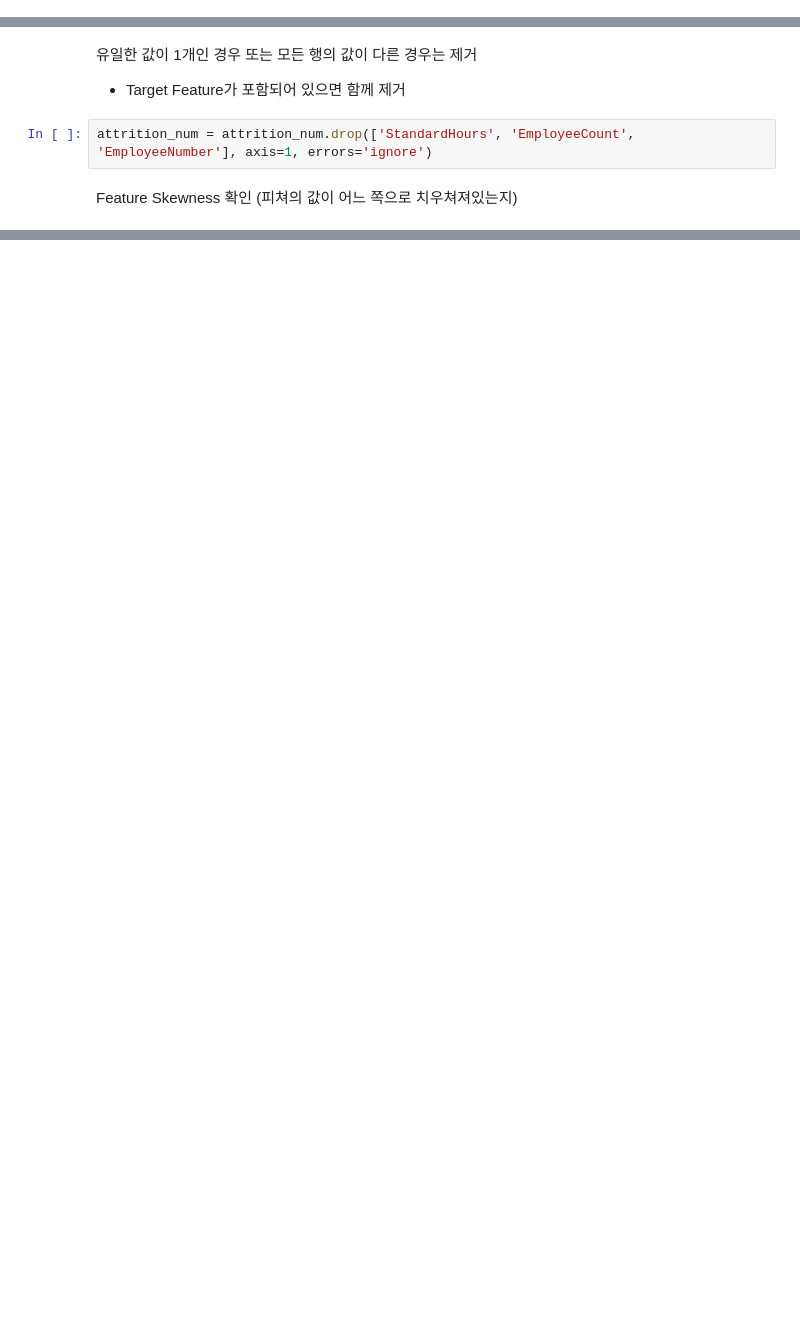
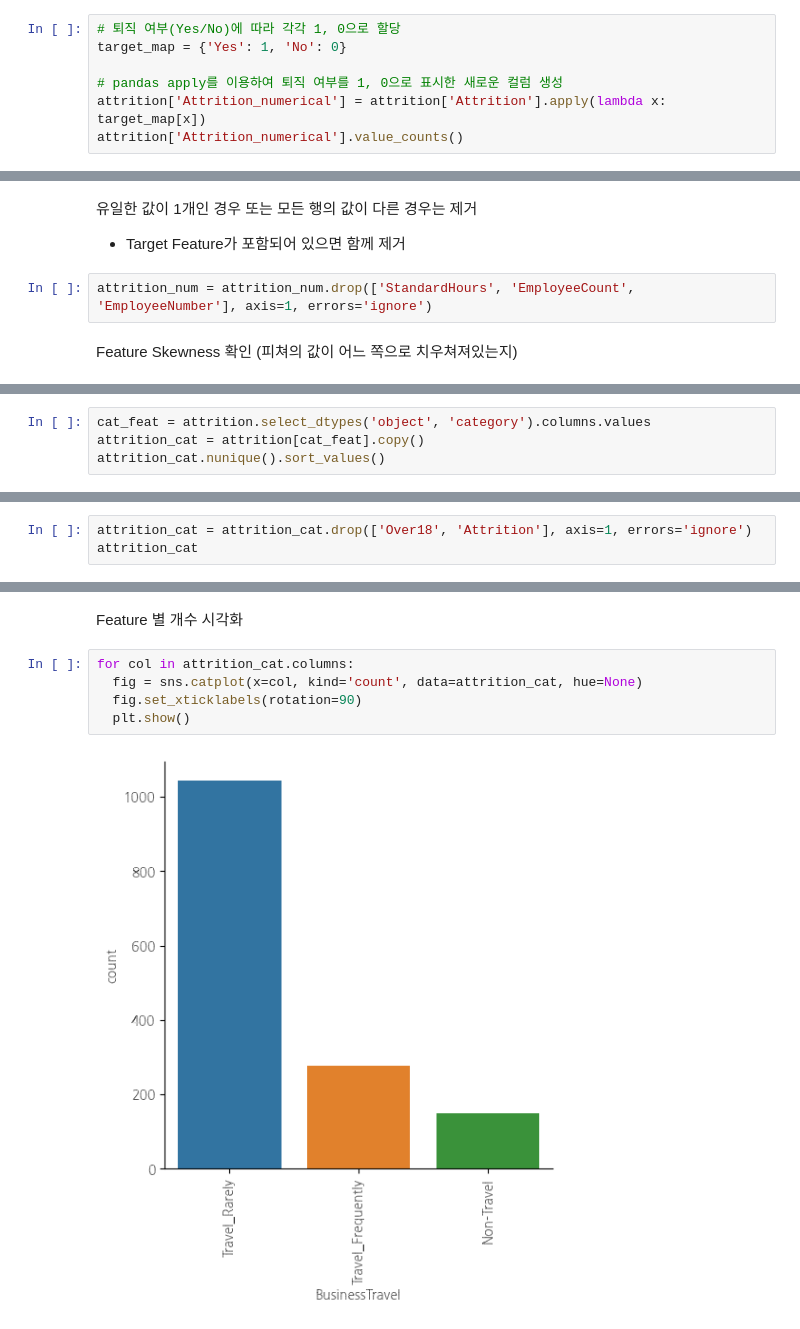
Before and after one commit to yunyun3599/MLStudy, a Jupyter notebook: Data_Anaylsis_And_Machine_Learning/04_analyzing_reason_of_employee_leaving_with_HR_data/analyzing_reason_of_employee_leaving_with_HR_data.ipynb, the cells around one changed output, grey strips where cells are left out. Cells and saved outputs as stored; diff of their text form; blank space fills up the shorter version.

```diff
--- a/Data_Anaylsis_And_Machine_Learning/04_analyzing_reason_of_employee_leaving_with_HR_data/analyzing_reason_of_employee_leaving_with_HR_data.ipynb
+++ b/Data_Anaylsis_And_Machine_Learning/04_analyzing_reason_of_employee_leaving_with_HR_data/analyzing_reason_of_employee_leaving_with_HR_data.ipynb
@@ -213,0 +219,7 @@ print('중복된 항목 수: ', len(attrition[attrition.duplicated]))
+# %%
+# 퇴직 여부(Yes/No)에 따라 각각 1, 0으로 할당
+target_map = {'Yes': 1, 'No': 0}
+
+# pandas apply를 이용하여 퇴직 여부를 1, 0으로 표시한 새로운 컬럼 생성
+attrition['Attrition_numerical'] = attrition['Attrition'].apply(lambda x: target_map[x])
+attrition['Attrition_numerical'].value_counts()
@@ -350,0 +396,4 @@ for i in range(0, len(col_attrition_num)):
+# %%
+cat_feat = attrition.select_dtypes('object', 'category').columns.values
+attrition_cat = attrition[cat_feat].copy()
+attrition_cat.nunique().sort_values()
@@ -350,0 +414,3 @@ for i in range(0, len(col_attrition_num)):
+# %%
+attrition_cat = attrition_cat.drop(['Over18', 'Attrition'], axis=1, errors='ignore')
+attrition_cat
@@ -350,0 +431,9 @@ for i in range(0, len(col_attrition_num)):
+# %% [markdown]
+Feature 별 개수 시각화
+# %%
+for col in attrition_cat.columns:
+  fig = sns.catplot(x=col, kind='count', data=attrition_cat, hue=None)
+  fig.set_xticklabels(rotation=90)
+  plt.show()
+# %% [output]
+[figure, added]
```
Also changed, not shown: parts of 39 cells of this notebook.
